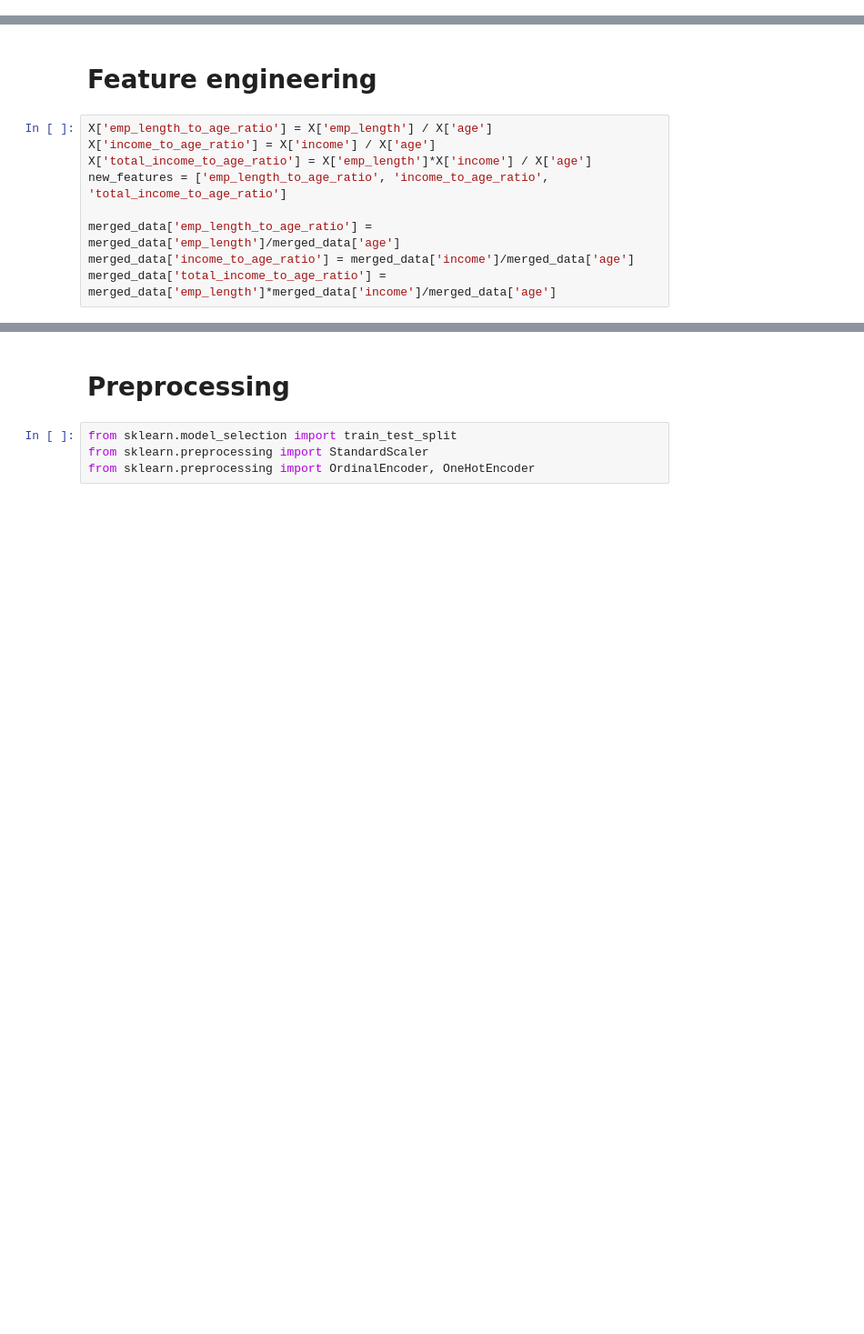
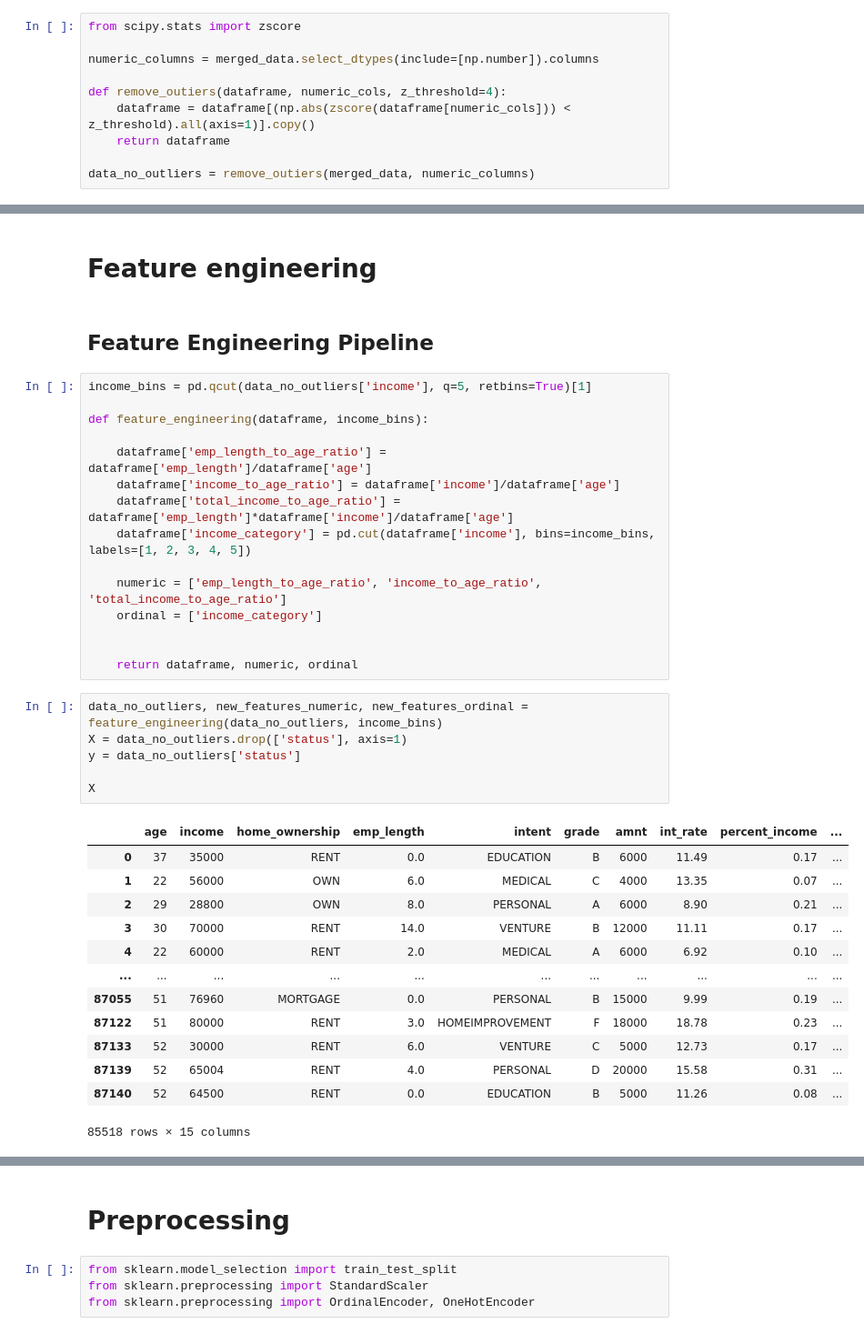
Before and after one commit to MrIsCM/KaggleCompetitions, a Jupyter notebook: LoanStatusPrediction/notebooks/stacking_v2.ipynb, the cells around one changed output, grey strips where cells are left out. Shown at 91% size. Saved outputs shown, nothing was run; the diff lists cells and outputs as text; blank space fills up the shorter version.

```diff
--- a/LoanStatusPrediction/notebooks/stacking_v2.ipynb
+++ b/LoanStatusPrediction/notebooks/stacking_v2.ipynb
@@ -52,0 +52,10 @@ dtype: int64
+# %%
+from scipy.stats import zscore
+
+numeric_columns = merged_data.select_dtypes(include=[np.number]).columns
+
+def remove_outiers(dataframe, numeric_cols, z_threshold=4):
+	dataframe = dataframe[(np.abs(zscore(dataframe[numeric_cols])) < z_threshold).all(axis=1)].copy()
+	return dataframe
+
+data_no_outliers = remove_outiers(merged_data, numeric_columns)
@@ -53,11 +66,39 @@ dtype: int64
 # %% [markdown]
 # Feature engineering
-# %%
-X['emp_length_to_age_ratio'] = X['emp_length'] / X['age']
-X['income_to_age_ratio'] = X['income'] / X['age']
-X['total_income_to_age_ratio'] = X['emp_length']*X['income'] / X['age']
-new_features = ['emp_length_to_age_ratio', 'income_to_age_ratio', 'total_income_to_age_ratio']
-
-merged_data['emp_length_to_age_ratio'] = merged_data['emp_length']/merged_data['age']
-merged_data['income_to_age_ratio'] = merged_data['income']/merged_data['age']
-merged_data['total_income_to_age_ratio'] = merged_data['emp_length']*merged_data['income']/merged_data['age']
+# %% [markdown]
+## Feature Engineering Pipeline
+# %%
+income_bins = pd.qcut(data_no_outliers['income'], q=5, retbins=True)[1]
+
+def feature_engineering(dataframe, income_bins):
+
+	dataframe['emp_length_to_age_ratio'] = dataframe['emp_length']/dataframe['age']
+	dataframe['income_to_age_ratio'] = dataframe['income']/dataframe['age']
+	dataframe['total_income_to_age_ratio'] = dataframe['emp_length']*dataframe['income']/dataframe['age']
+	dataframe['income_category'] = pd.cut(dataframe['income'], bins=income_bins, labels=[1, 2, 3, 4, 5])
+
+	numeric = ['emp_length_to_age_ratio', 'income_to_age_ratio', 'total_income_to_age_ratio']
+	ordinal = ['income_category']
+
+
+	return dataframe, numeric, ordinal
+# %%
+data_no_outliers, new_features_numeric, new_features_ordinal = feature_engineering(data_no_outliers, income_bins)
+X = data_no_outliers.drop(['status'], axis=1)
+y = data_no_outliers['status']
+
+X
+# %% [output]
+|  | age | income | home_ownership | emp_length | intent | grade | amnt | int_rate | percent_income | ... |
+| 0 | 37 | 35000 | RENT | 0.0 | EDUCATION | B | 6000 | 11.49 | 0.17 | ... |
+| 1 | 22 | 56000 | OWN | 6.0 | MEDICAL | C | 4000 | 13.35 | 0.07 | ... |
+| 2 | 29 | 28800 | OWN | 8.0 | PERSONAL | A | 6000 | 8.90 | 0.21 | ... |
+| 3 | 30 | 70000 | RENT | 14.0 | VENTURE | B | 12000 | 11.11 | 0.17 | ... |
+| 4 | 22 | 60000 | RENT | 2.0 | MEDICAL | A | 6000 | 6.92 | 0.10 | ... |
+| ... | ... | ... | ... | ... | ... | ... | ... | ... | ... | ... |
+| 87055 | 51 | 76960 | MORTGAGE | 0.0 | PERSONAL | B | 15000 | 9.99 | 0.19 | ... |
+| 87122 | 51 | 80000 | RENT | 3.0 | HOMEIMPROVEMENT | F | 18000 | 18.78 | 0.23 | ... |
+| 87133 | 52 | 30000 | RENT | 6.0 | VENTURE | C | 5000 | 12.73 | 0.17 | ... |
+| 87139 | 52 | 65004 | RENT | 4.0 | PERSONAL | D | 20000 | 15.58 | 0.31 | ... |
+| 87140 | 52 | 64500 | RENT | 0.0 | EDUCATION | B | 5000 | 11.26 | 0.08 | ... |
+85518 rows × 15 columns
```
Also changed, not shown: parts of 22 cells of this notebook.
